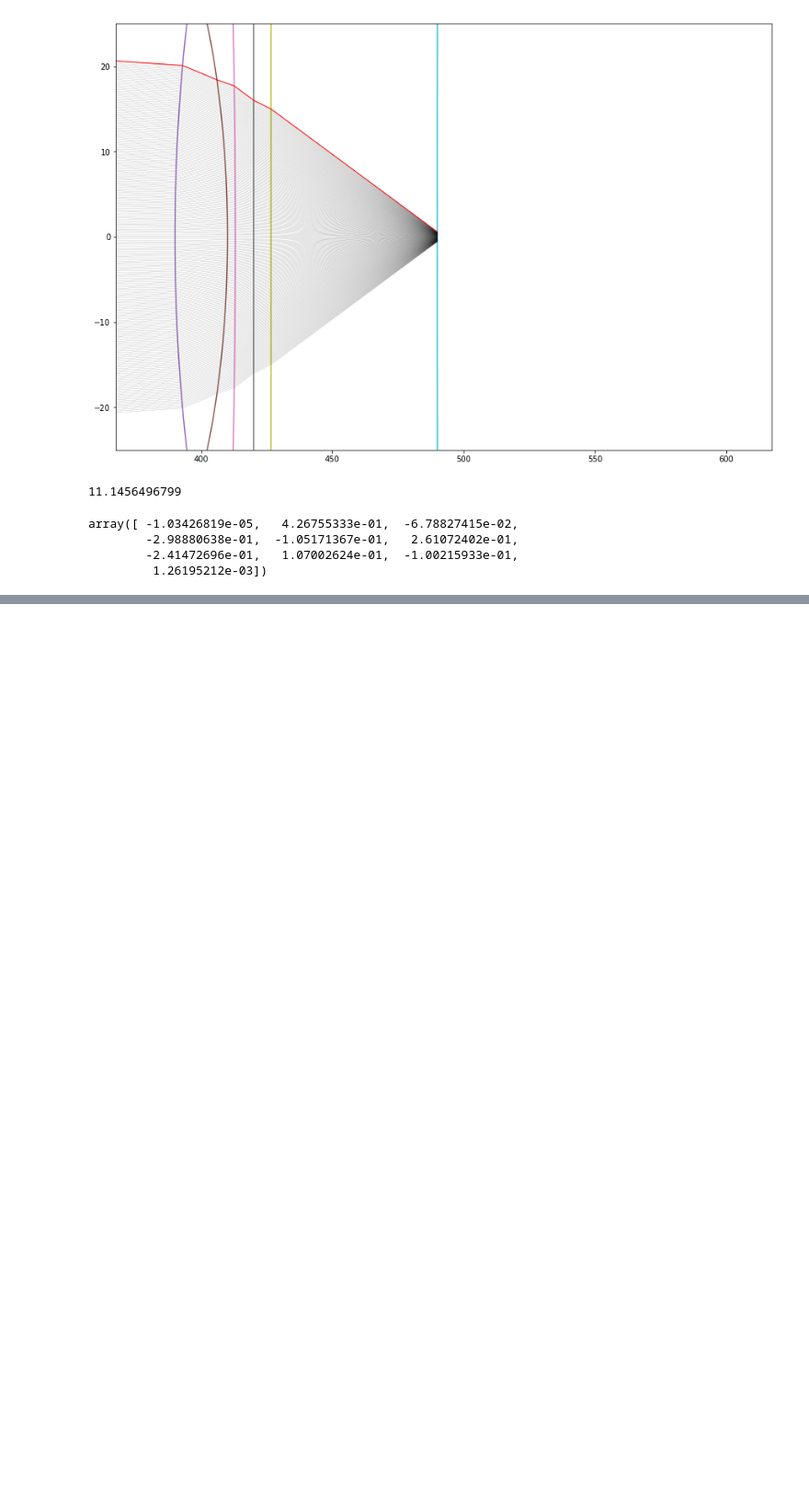
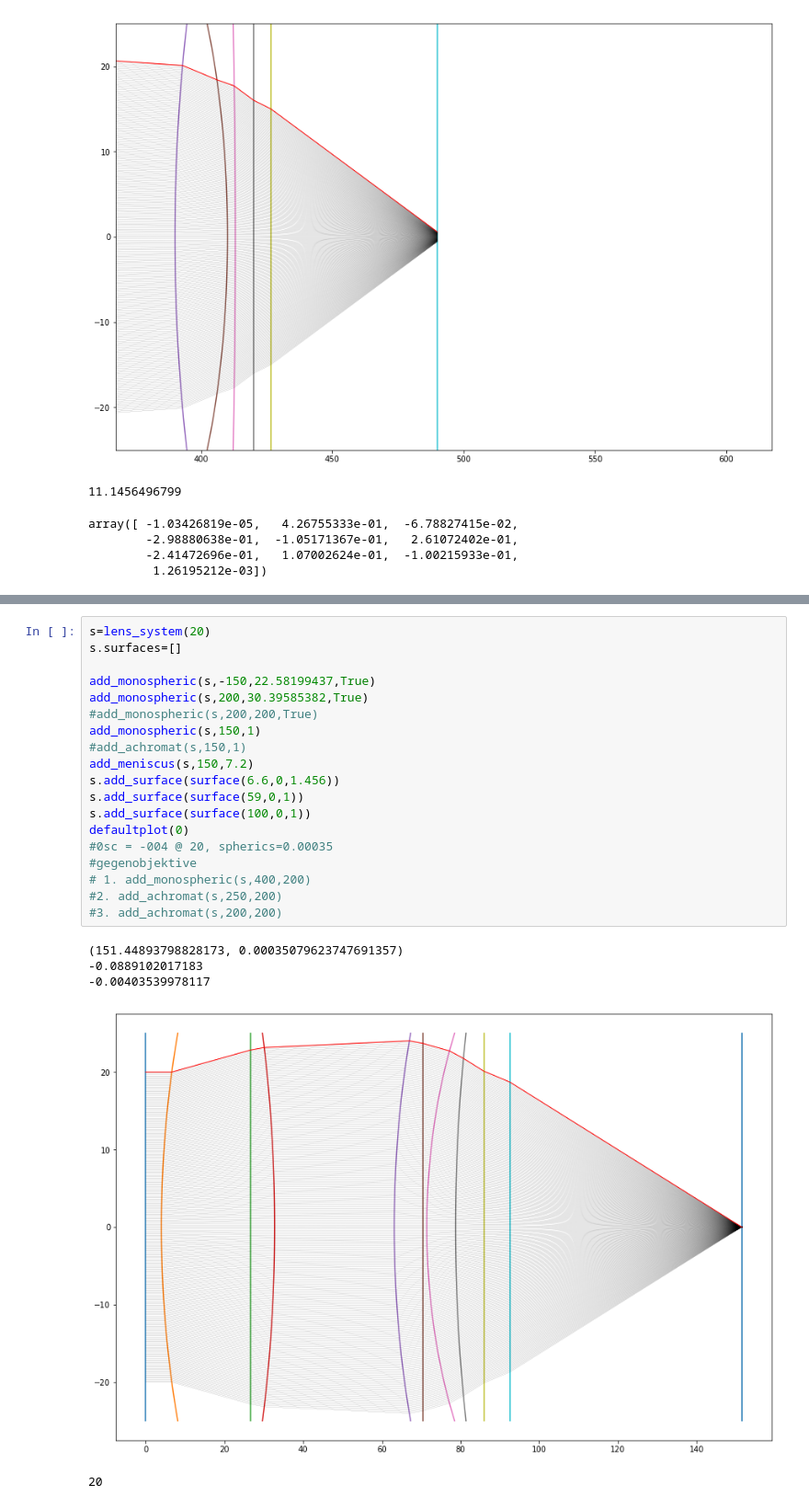
Before and after one commit to debatin/beamtrace, a Jupyter notebook: beamtrace2.ipynb, the cells around one changed output, grey strips where cells are left out. Shown at 92% size. Drawn from its saved outputs; the diff is of its cells as text; blank space fills up the shorter version.

```diff
--- a/beamtrace2.ipynb
+++ b/beamtrace2.ipynb
@@ -311,0 +367,25 @@ ls.add_surface(surface(100,0,1))
+# %%
+s=lens_system(20)
+s.surfaces=[]
+
+add_monospheric(s,-150,22.58199437,True)
+add_monospheric(s,200,30.39585382,True)
+#add_monospheric(s,200,200,True)
+add_monospheric(s,150,1)
+#add_achromat(s,150,1)
+add_meniscus(s,150,7.2)
+s.add_surface(surface(6.6,0,1.456))
+s.add_surface(surface(59,0,1))
+s.add_surface(surface(100,0,1))
+defaultplot(0)
+#0sc = -004 @ 20, spherics=0.00035
+#gegenobjektive
+# 1. add_monospheric(s,400,200)
+#2. add_achromat(s,250,200)
+#3. add_achromat(s,200,200)
+# %% [output]
+(151.44893798828173, 0.00035079623747691357)
+-0.0889102017183
+-0.00403539978117
+[figure, added]
+20
```
Also changed, not shown: parts of 9 cells of this notebook, 2 other files.
